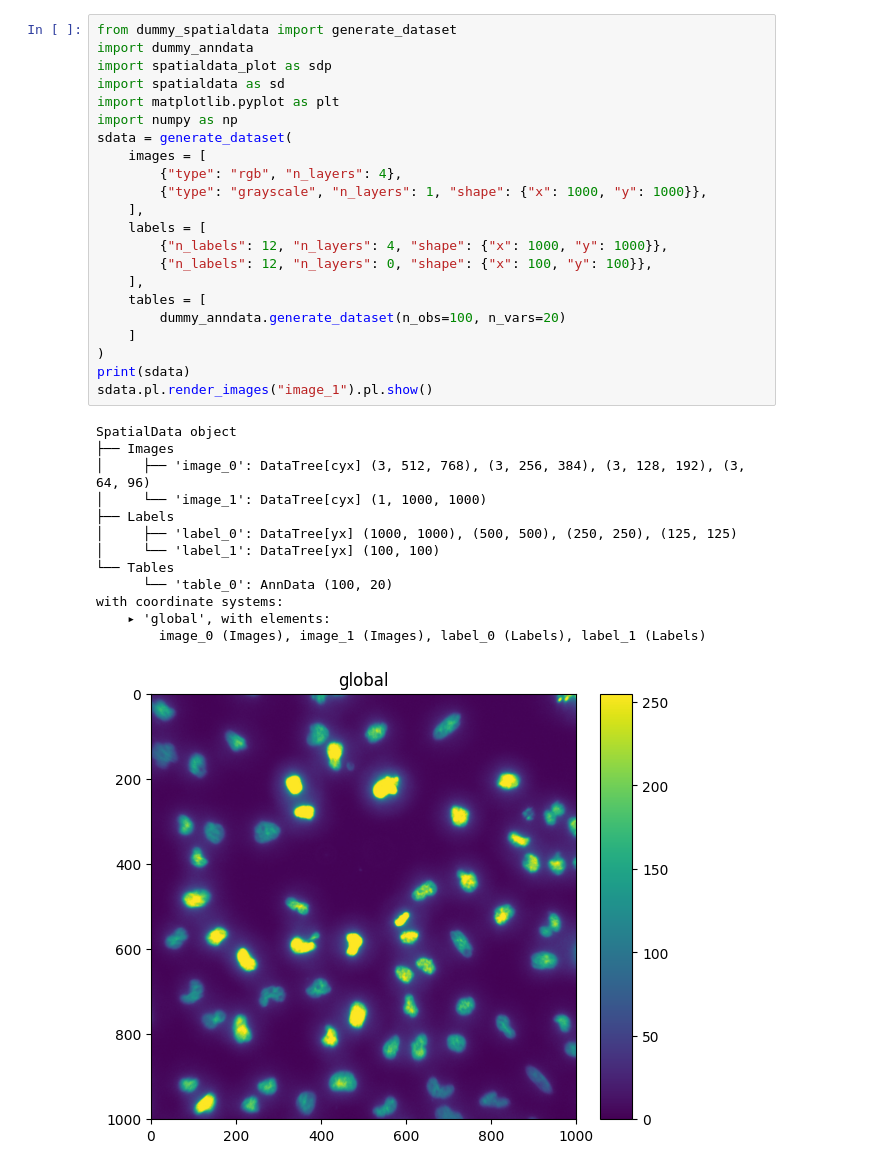
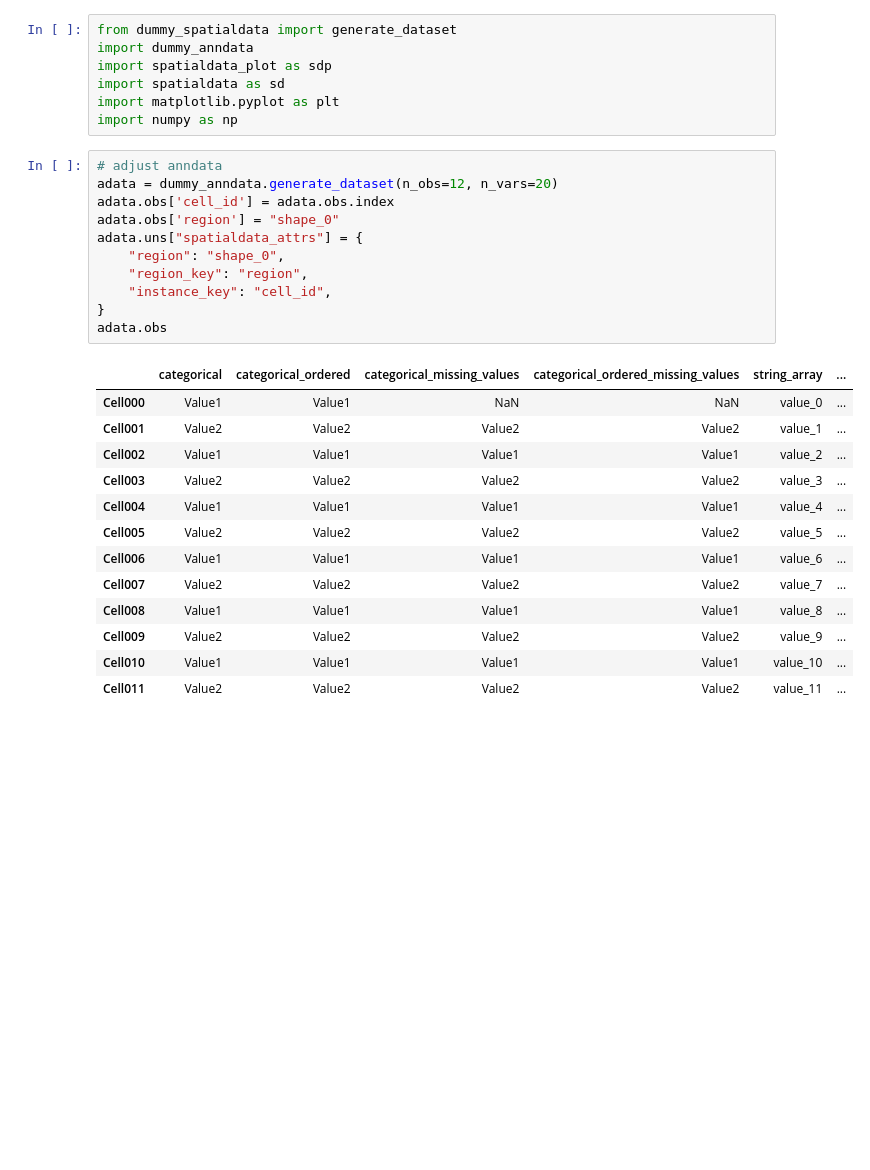
Before and after one commit to BIMSBbioinfo/dummy-spatialdata, a Jupyter notebook: docs/notebooks/main.ipynb, the cells around one changed output. Cells and saved outputs as stored; diff of their text form; blank space fills up the shorter version.

Commit message:
allow linking tables to shapes

```diff
--- a/docs/notebooks/main.ipynb
+++ b/docs/notebooks/main.ipynb
@@ -5,32 +5,28 @@ import spatialdata_plot as sdp
 import spatialdata as sd
 import matplotlib.pyplot as plt
 import numpy as np
-sdata = generate_dataset(
-    images = [
-        {"type": "rgb", "n_layers": 4},
-        {"type": "grayscale", "n_layers": 1, "shape": {"x": 1000, "y": 1000}},
-    ],
-    labels = [
-        {"n_labels": 12, "n_layers": 4, "shape": {"x": 1000, "y": 1000}},
-        {"n_labels": 12, "n_layers": 0, "shape": {"x": 100, "y": 100}},
-    ],
-    tables = [
-        dummy_anndata.generate_dataset(n_obs=100, n_vars=20)
-    ]
-)
-print(sdata)
-sdata.pl.render_images("image_1").pl.show()
-# %% [output]
-SpatialData object
-├── Images
-│     ├── 'image_0': DataTree[cyx] (3, 512, 768), (3, 256, 384), (3, 128, 192), (3, 64, 96)
-│     └── 'image_1': DataTree[cyx] (1, 1000, 1000)
-├── Labels
-│     ├── 'label_0': DataTree[yx] (1000, 1000), (500, 500), (250, 250), (125, 125)
-│     └── 'label_1': DataTree[yx] (100, 100)
-└── Tables
-      └── 'table_0': AnnData (100, 20)
-with coordinate systems:
-    ▸ 'global', with elements:
-        image_0 (Images), image_1 (Images), label_0 (Labels), label_1 (Labels)
-[figure, removed]
+# %%
+# adjust anndata
+adata = dummy_anndata.generate_dataset(n_obs=12, n_vars=20)
+adata.obs['cell_id'] = adata.obs.index
+adata.obs['region'] = "shape_0"
+adata.uns["spatialdata_attrs"] = {
+    "region": "shape_0",
+    "region_key": "region",
+    "instance_key": "cell_id",
+}
+adata.obs
+# %% [output]
+|  | categorical | categorical_ordered | categorical_missing_values | categorical_ordered_missing_values | string_array | ... |
+| Cell000 | Value1 | Value1 | NaN | NaN | value_0 | ... |
+| Cell001 | Value2 | Value2 | Value2 | Value2 | value_1 | ... |
+| Cell002 | Value1 | Value1 | Value1 | Value1 | value_2 | ... |
+| Cell003 | Value2 | Value2 | Value2 | Value2 | value_3 | ... |
+| Cell004 | Value1 | Value1 | Value1 | Value1 | value_4 | ... |
+| Cell005 | Value2 | Value2 | Value2 | Value2 | value_5 | ... |
+| Cell006 | Value1 | Value1 | Value1 | Value1 | value_6 | ... |
+| Cell007 | Value2 | Value2 | Value2 | Value2 | value_7 | ... |
+| Cell008 | Value1 | Value1 | Value1 | Value1 | value_8 | ... |
+| Cell009 | Value2 | Value2 | Value2 | Value2 | value_9 | ... |
+| Cell010 | Value1 | Value1 | Value1 | Value1 | value_10 | ... |
+| Cell011 | Value2 | Value2 | Value2 | Value2 | value_11 | ... |
```
Also changed, not shown: parts of 4 cells of this notebook, 11 other files.
